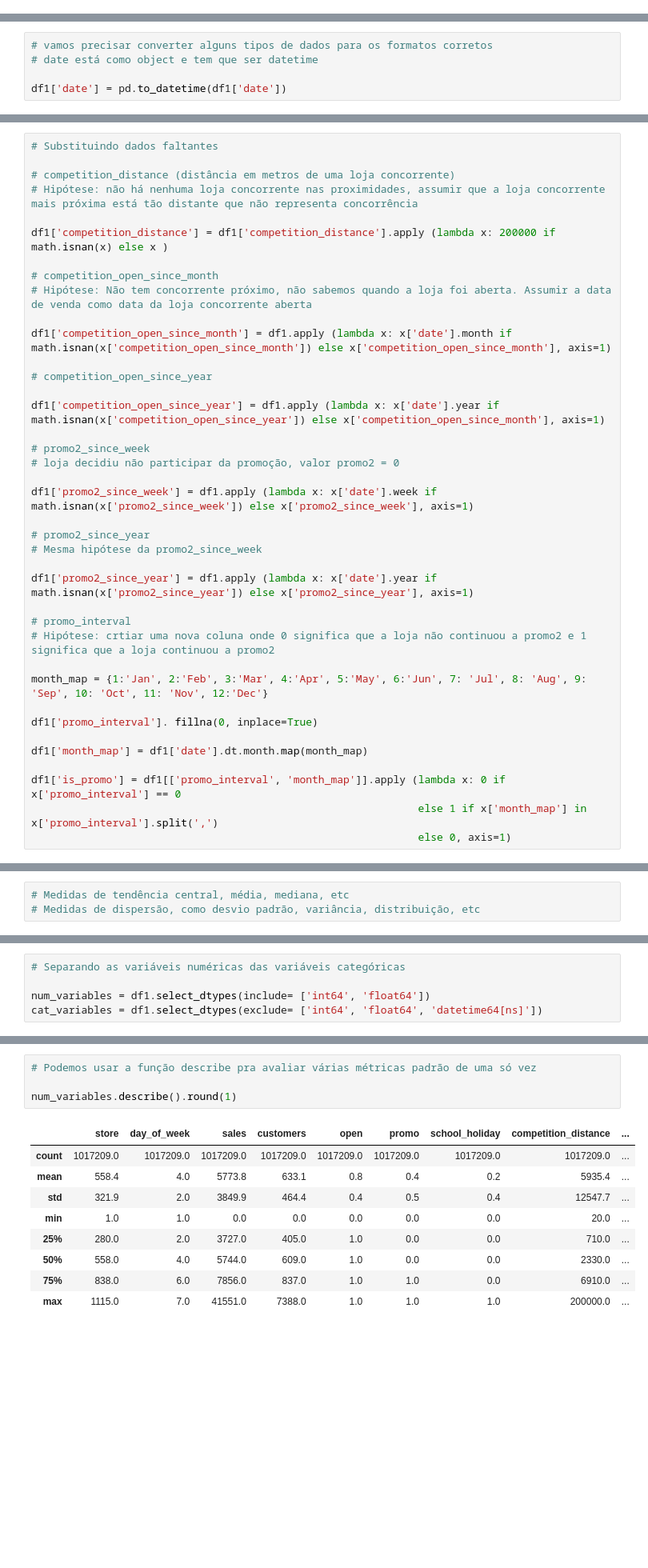
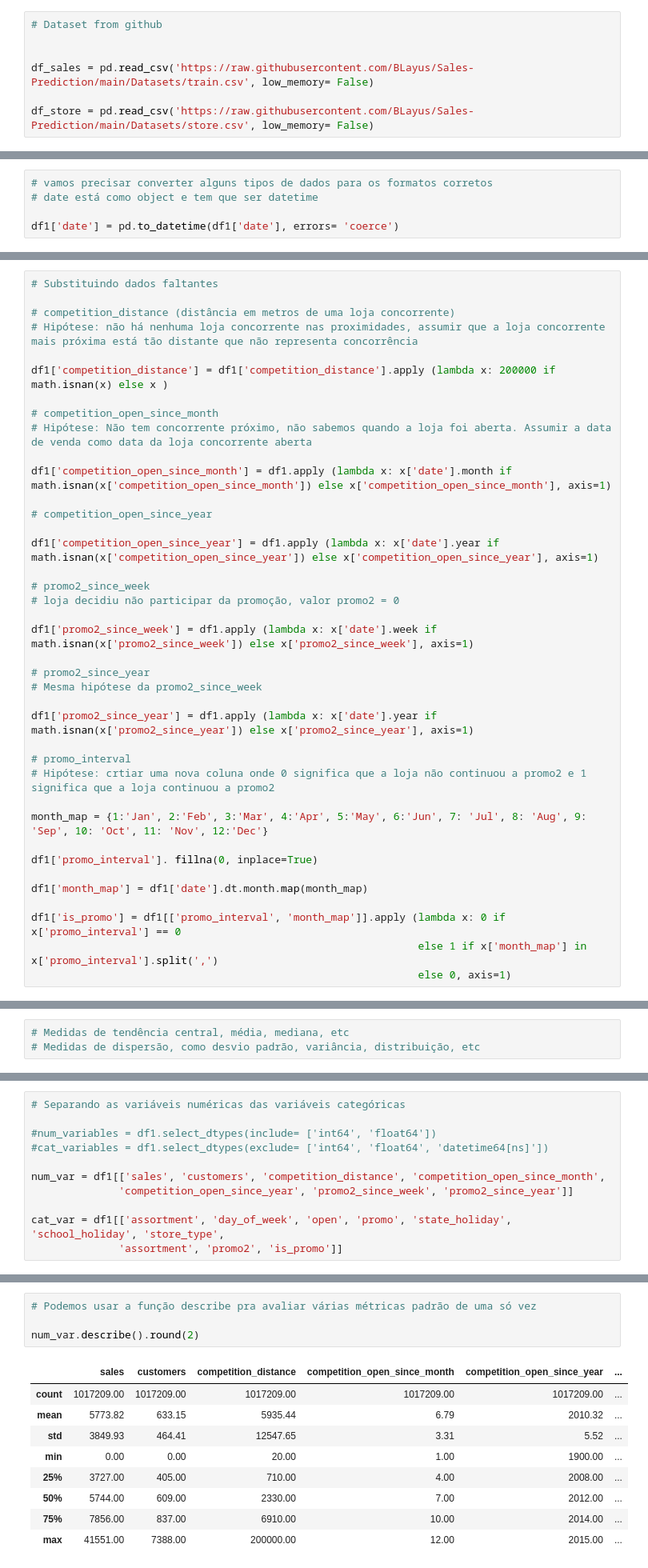
Before and after one commit to BLayus/Previs-o-do-Valor-de-Vendas, a Jupyter notebook: Rossmann_Store_Sales_Prediction.ipynb, the cells around one changed output, grey strips where cells are left out. Shown: that part at 80% size. Saved outputs shown, nothing was run; the diff lists cells and outputs as text; blank space fills up the shorter version.

```diff
--- a/Rossmann_Store_Sales_Prediction.ipynb
+++ b/Rossmann_Store_Sales_Prediction.ipynb
@@ -41,3 +37,10 @@ Mounted at /content/drive
+# %%
+# Dataset from github
+
+
+df_sales = pd.read_csv('https://raw.githubusercontent.com/BLayus/Sales-Prediction/main/Datasets/train.csv', low_memory= False)
+
+df_store = pd.read_csv('https://raw.githubusercontent.com/BLayus/Sales-Prediction/main/Datasets/store.csv', low_memory= False)
 # %%
 df_sales.head()
 # %% [output]
@@ -148,4 +151,4 @@ dtype: object
 # vamos precisar converter alguns tipos de dados para os formatos corretos
 # date está como object e tem que ser datetime
 
-df1['date'] = pd.to_datetime(df1['date'])
+df1['date'] = pd.to_datetime(df1['date'], errors= 'coerce')
@@ -188,7 +206,7 @@ df1['competition_open_since_month'] = df1.apply (lambda x: x['date'].month if ma
 
 # competition_open_since_year
 
-df1['competition_open_since_year'] = df1.apply (lambda x: x['date'].year if math.isnan(x['competition_open_since_year']) else x['competition_open_since_month'], axis=1)
+df1['competition_open_since_year'] = df1.apply (lambda x: x['date'].year if math.isnan(x['competition_open_since_year']) else x['competition_open_since_year'], axis=1)
 
 # promo2_since_week
 # loja decidiu não participar da promoção, valor promo2 = 0
@@ -322,8 +371,14 @@ df1['promo2_since_week'] = df1['promo2_since_week'].astype(int)
 # %%
 # Separando as variáveis numéricas das variáveis categóricas
 
-num_variables = df1.select_dtypes(include= ['int64', 'float64'])
-cat_variables = df1.select_dtypes(exclude= ['int64', 'float64', 'datetime64[ns]'])
+#num_variables = df1.select_dtypes(include= ['int64', 'float64'])
+#cat_variables = df1.select_dtypes(exclude= ['int64', 'float64', 'datetime64[ns]'])
+
+num_var = df1[['sales', 'customers', 'competition_distance', 'competition_open_since_month',
+              'competition_open_since_year', 'promo2_since_week', 'promo2_since_year']]
+
+cat_var = df1[['assortment', 'day_of_week', 'open', 'promo', 'state_holiday', 'school_holiday', 'store_type',
+              'assortment', 'promo2', 'is_promo']]
 # %%
 # Mostrando médias e medianas das variáveis numéricas
 
@@ -365,15 +413,15 @@ metrics
 # %%
 # Podemos usar a função describe pra avaliar várias métricas padrão de uma só vez
 
-num_variables.describe().round(1)
+num_var.describe().round(2)
 # %% [output]
-|  | store | day_of_week | sales | customers | open | promo | school_holiday | competition_distance | ... |
-| count | 1017209.0 | 1017209.0 | 1017209.0 | 1017209.0 | 1017209.0 | 1017209.0 | 1017209.0 | 1017209.0 | ... |
-| mean | 558.4 | 4.0 | 5773.8 | 633.1 | 0.8 | 0.4 | 0.2 | 5935.4 | ... |
-| std | 321.9 | 2.0 | 3849.9 | 464.4 | 0.4 | 0.5 | 0.4 | 12547.7 | ... |
-| min | 1.0 | 1.0 | 0.0 | 0.0 | 0.0 | 0.0 | 0.0 | 20.0 | ... |
-| 25% | 280.0 | 2.0 | 3727.0 | 405.0 | 1.0 | 0.0 | 0.0 | 710.0 | ... |
-| 50% | 558.0 | 4.0 | 5744.0 | 609.0 | 1.0 | 0.0 | 0.0 | 2330.0 | ... |
-| 75% | 838.0 | 6.0 | 7856.0 | 837.0 | 1.0 | 1.0 | 0.0 | 6910.0 | ... |
-| max | 1115.0 | 7.0 | 41551.0 | 7388.0 | 1.0 | 1.0 | 1.0 | 200000.0 | ... |
+|  | sales | customers | competition_distance | competition_open_since_month | competition_open_since_year | ... |
+| count | 1017209.00 | 1017209.00 | 1017209.00 | 1017209.00 | 1017209.00 | ... |
+| mean | 5773.82 | 633.15 | 5935.44 | 6.79 | 2010.32 | ... |
+| std | 3849.93 | 464.41 | 12547.65 | 3.31 | 5.52 | ... |
+| min | 0.00 | 0.00 | 20.00 | 1.00 | 1900.00 | ... |
+| 25% | 3727.00 | 405.00 | 710.00 | 4.00 | 2008.00 | ... |
+| 50% | 5744.00 | 609.00 | 2330.00 | 7.00 | 2012.00 | ... |
+| 75% | 7856.00 | 837.00 | 6910.00 | 10.00 | 2014.00 | ... |
+| max | 41551.00 | 7388.00 | 200000.00 | 12.00 | 2015.00 | ... |
 # %%
```
Also changed, not shown: parts of 50 cells of this notebook.
